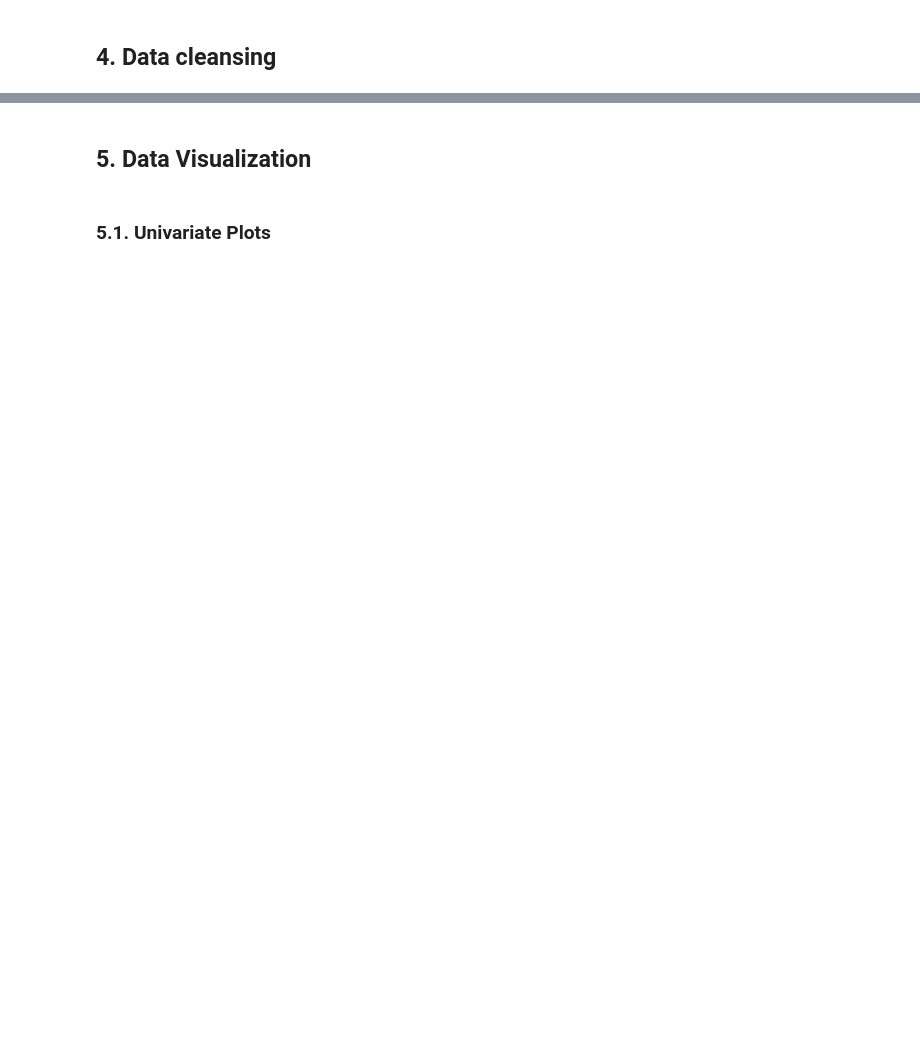
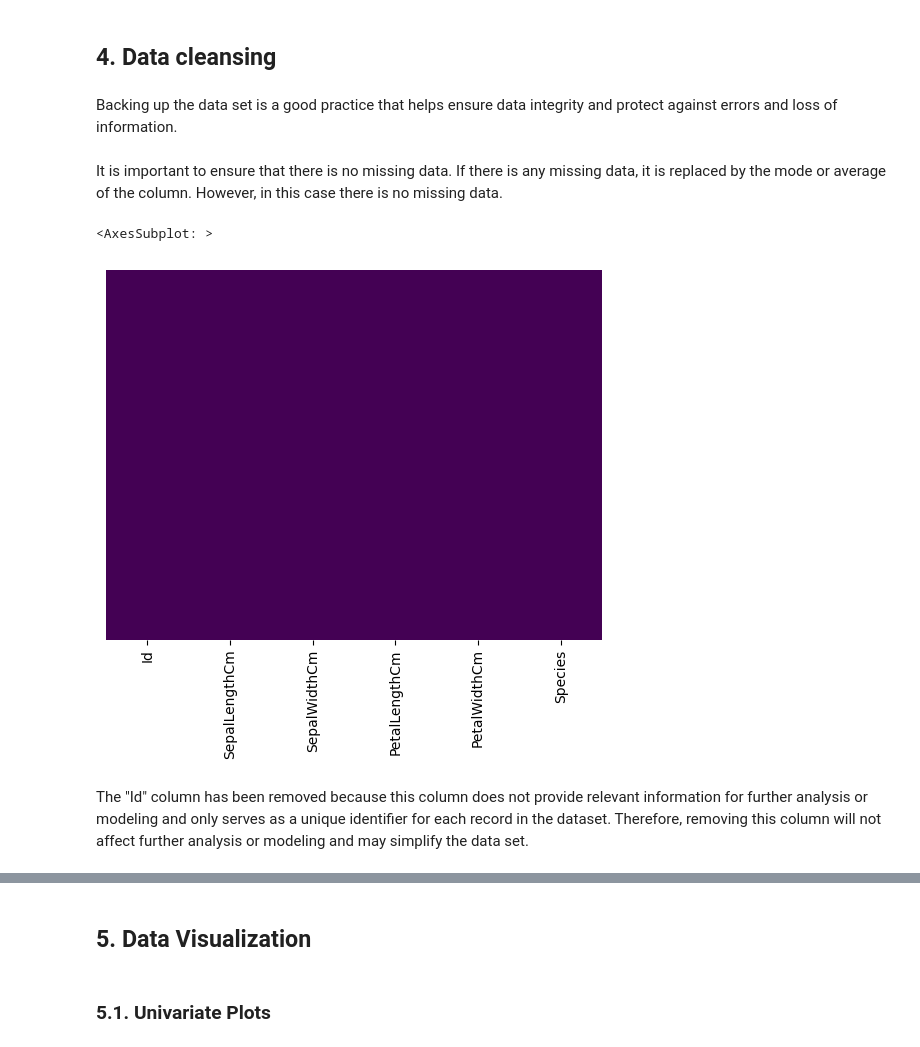
Before and after one commit to 20Candy/Hoja5-Mineria, a Jupyter notebook: Model_summary.ipynb, the cells around one changed output, grey strips where cells are left out. Drawn from its saved outputs; the diff is of its cells as text; code cells hidden in the pictures; blank space fills up the shorter version.

```diff
--- a/Model_summary.ipynb
+++ b/Model_summary.ipynb
@@ -55,9 +46,7 @@ ModuleNotFoundError: No module named 'js'
 
 Loading .csv dataset from url provided by kaggle, using Pandas
 # %%
-# Load dataset
-import io
-from js import fetch
-res = await fetch('https://jupyterlite.anaconda.cloud/b0df9a1c-3954-4c78-96e6-07ab473bea1a/files/iris/iris.csv')
-csv_data = await res.text()
+url = 'https://jupyterlite.anaconda.cloud/b0df9a1c-3954-4c78-96e6-07ab473bea1a/files/iris/iris.csv'
+response = requests.get(url)
+csv_data = response.content.decode('utf-8')
 dataset = pd.read_csv(io.StringIO(csv_data))
@@ -81,4 +104,6 @@ dataset.iloc[:,1:].describe()
 # %% [markdown]
 ## 4. Data cleansing
+# %% [markdown]
+Backing up the data set is a good practice that helps ensure data integrity and protect against errors and loss of information.
 # %%
 # First, create a dataset backup
@@ -86,3 +111,13 @@ dataset_bak = dataset
+# %% [markdown]
+It is important to ensure that there is no missing data. If there is any missing data, it is replaced by the mode or average of the column. However, in this case there is no missing data.
+# %%
+# graph to show missing values
+sns.heatmap(dataset.isnull(), yticklabels = False, cbar = False, cmap = 'viridis')
+# %% [output]
+<AxesSubplot: >
+[figure, added]
+# %% [markdown]
+The "Id" column has been removed because this column does not provide relevant information for further analysis or modeling and only serves as a unique identifier for each record in the dataset. Therefore, removing this column will not affect further analysis or modeling and may simplify the data set.
 # %%
 # Remove first column - Id
 dataset = dataset.drop('Id',axis=1)
```
Also changed, not shown: parts of 20 cells of this notebook.
